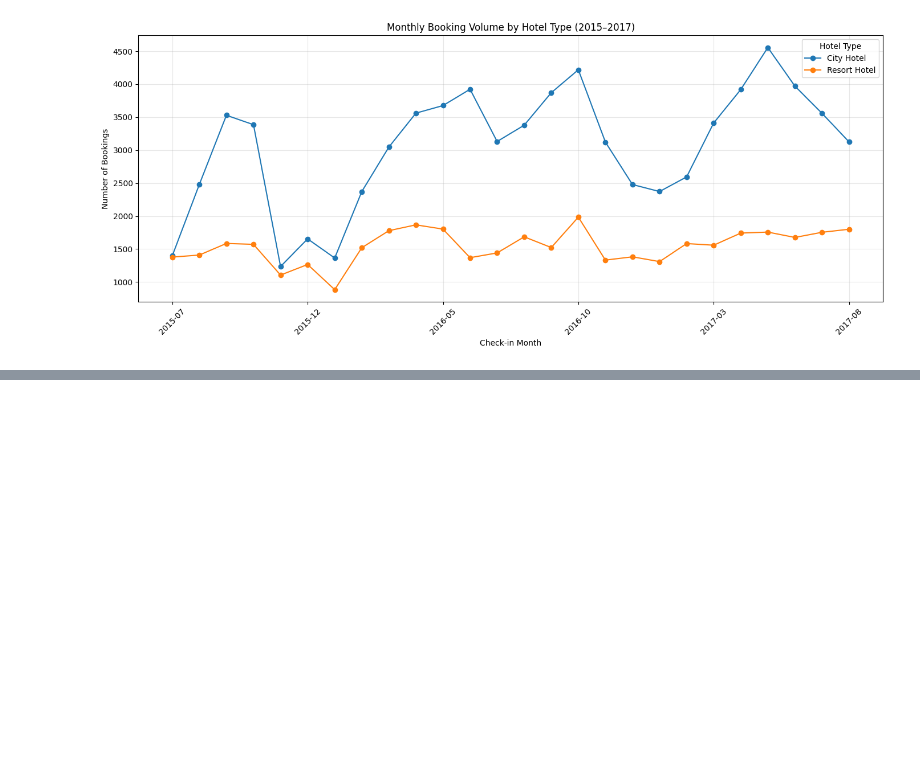
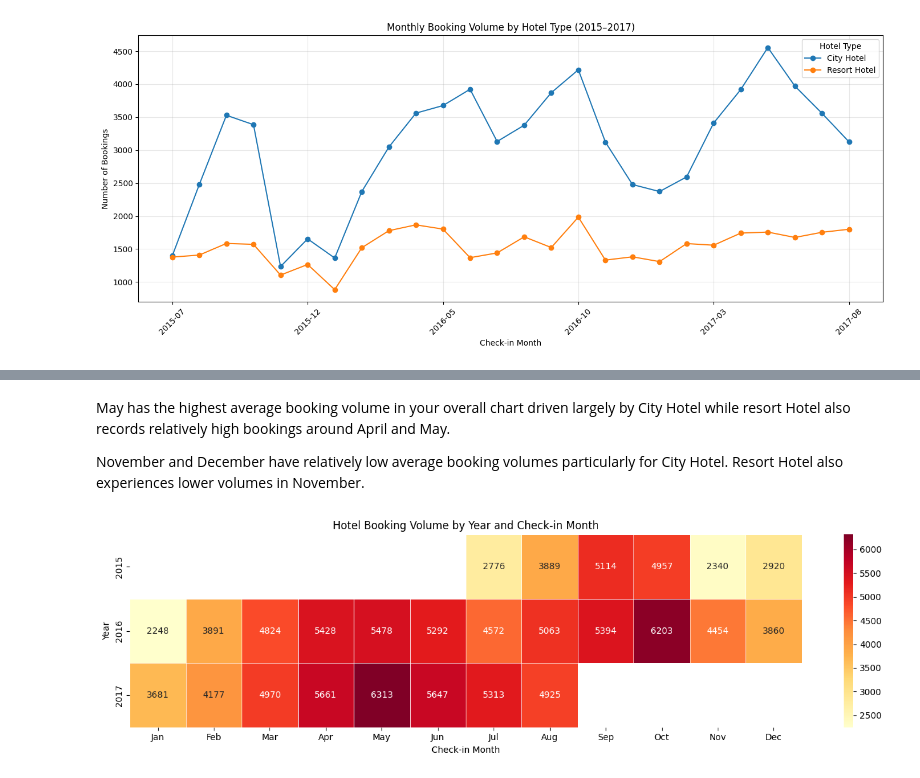
Before and after one commit to elsiejy/Capstone, a Jupyter notebook: Capstone_Hotel_Bookings.ipynb, the cells around one changed output, grey strips where cells are left out. Drawn from its saved outputs; the diff is of its cells as text; code cells hidden in the pictures; blank space fills up the shorter version.

```diff
--- a/Capstone_Hotel_Bookings.ipynb
+++ b/Capstone_Hotel_Bookings.ipynb
@@ -606,0 +656,57 @@ plt.show()
+# %% [markdown]
+May has the highest average booking volume in your overall chart driven largely by City Hotel while resort Hotel also records relatively high bookings around April and May.
+
+November and December have relatively low average booking volumes particularly for City Hotel. Resort Hotel also experiences lower volumes in November.
+# %%
+
+import pandas as pd
+import matplotlib.pyplot as plt
+import seaborn as sns
+
+# Extract year and month from check-in date
+df["year"] = df["checkin_date"].dt.year
+df["month_num"] = df["checkin_date"].dt.month
+df["month_name"] = df["checkin_date"].dt.month_name()
+
+# Count bookings by year and month
+monthly_counts = (
+    df.groupby(["year", "month_num", "month_name"])
+      .size()
+      .reset_index(name="booking_count")
+)
+
+# Reshape data into a year-by-month matrix
+heatmap_data = monthly_counts.pivot(
+    index="year",
+    columns="month_num",
+    values="booking_count"
+)
+
+# Ensure months are displayed in calendar order
+heatmap_data = heatmap_data.reindex(columns=range(1, 13))
+
+# Use month names as column labels
+heatmap_data.columns = [
+    "Jan", "Feb", "Mar", "Apr", "May", "Jun",
+    "Jul", "Aug", "Sep", "Oct", "Nov", "Dec"
+]
+
+# Plot heatmap
+plt.figure(figsize=(14, 4))
+
+sns.heatmap(
+    heatmap_data,
+    annot=True,
+    fmt=".0f",
+    cmap="YlOrRd",
+    linewidths=0.5,
+    mask=heatmap_data.isna()
+)
+
+plt.title("Hotel Booking Volume by Year and Check-in Month")
+plt.xlabel("Check-in Month")
+plt.ylabel("Year")
+plt.tight_layout()
+plt.show()
+# %% [output]
+[figure, added]
```
Also changed, not shown: parts of 17 cells of this notebook.
